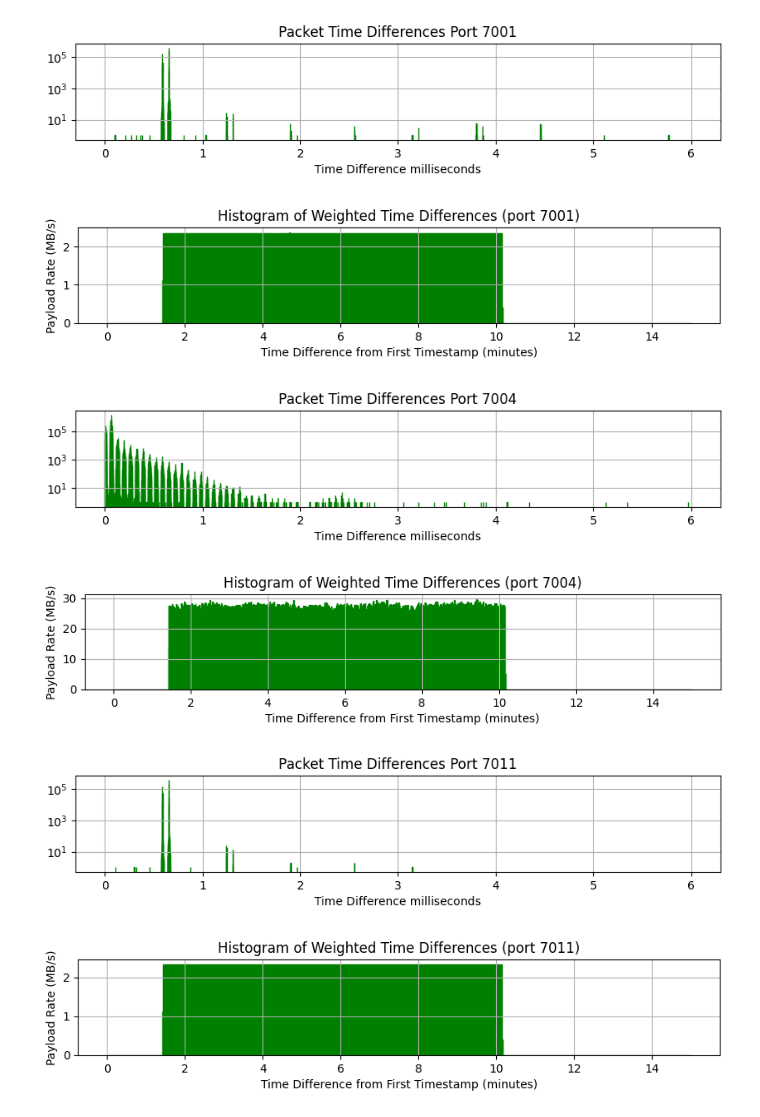
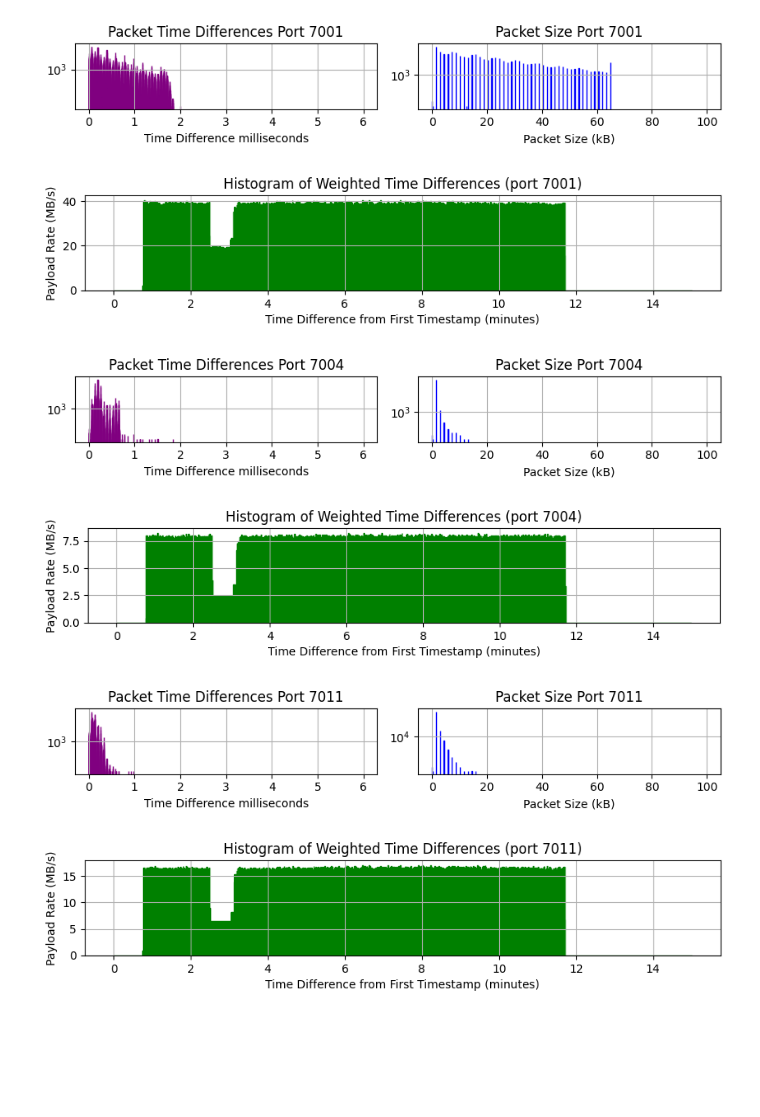
Before and after one commit to JeffersonLab/SRO-RTDP, a Jupyter notebook: notebooks/2024.05.16.CLAS12_BeamCapture/packet_analysis02.ipynb, the cells around one changed output. Cells and saved outputs as stored; diff of their text form; code cells hidden in the pictures; blank space fills up the shorter version.

Commit message:
Updated to show packet sizes, totals, and for 5nA data.

```diff
--- a/notebooks/2024.05.16.CLAS12_BeamCapture/packet_analysis02.ipynb
+++ b/notebooks/2024.05.16.CLAS12_BeamCapture/packet_analysis02.ipynb
@@ -4,9 +22,9 @@
 import pandas as pd
 import matplotlib.pyplot as plt
 
-# fname = '/nvme/proj/RTDP/2024.05.17.CLAS12/files/CLAS12_ECAL_PCAL_DC_2024-05-16_09-07-18.csv' #  5nA, 220.0GB
+fname = '/nvme/proj/RTDP/2024.05.17.CLAS12/files/CLAS12_ECAL_PCAL_DC_2024-05-16_09-07-18.csv' #  5nA, 220.0GB
 # fname = '/nvme/proj/RTDP/2024.05.17.CLAS12/files/CLAS12_ECAL_PCAL_DC_2024-05-16_09-27-14.csv' #  70nA, 474.0GB
-fname = '/nvme/proj/RTDP/2024.05.17.CLAS12/files/CLAS12_ECAL_PCAL_DC_2024-05-16_10-11-37.csv' #  25nA, 235.0GB
+# fname = '/nvme/proj/RTDP/2024.05.17.CLAS12/files/CLAS12_ECAL_PCAL_DC_2024-05-16_10-11-37.csv' #  25nA, 235.0GB
 
 
 print(f"Reading input file: {fname}")
@@ -20,17 +38,17 @@ t_total = df['Timestamp'].max() - df['Timestamp'].min()
 # Caluculate values based on port
 df1 = {}
 t_total1 = {}
-for port in range(7001, 7024):
+for port in range(7001, 7025):
     print(f"Processing port: {port}")
     df1[port] = df[df['DestinationPort'] == port].copy()
     df1[port]['time_diff'] = df1[port]['Timestamp'].diff()*1E3 # Time difference between subsequent packets in milliseconds
     df1[port] = df1[port].dropna()
     t_total1[port] = df1[port]['Timestamp'].max() - df1[port]['Timestamp'].min()
 
-print(f'Number of packets: {len(df)} (or about {len(df)/4.0E6:.2f}M packets per stream)')
+print(f'Number of packets: {len(df)} (or about {len(df)/24.0E6:.2f}M packets per stream)')
 print(f'Total time for run: {t_total:.2f}s (={t_total/60.0:.2f}mins)')
 print(f'Total data (approx.): {d_total*1.0E-3:.2f}GB')
 print(f'Total rate (approx.): {d_total/t_total:.2f}MB/s')
-for port in range(7001, 7024):
+for port in range(7001, 7025):
     print(f'  port {port}: {len(df1[port])} packets (or about {len(df1[port])*1.5E-3/t_total1[port]:.2f}MB/s)')
 # %% [output]
@@ -54,39 +115,52 @@ Processing port: 7011
 # %%
 
 time_diffs = {}
 
 ports = [7001, 7004, 7011, 7014, 7020]
 
 for port in ports:
 
-    plt.figure(figsize=(10,1.5))
-    plt.hist(df1[port]['time_diff'], bins=5000, edgecolor='green', range=[0.0, 6.0E0], log=True)
-    plt.title(f'Packet Time Differences Port {port}')
-    plt.xlabel('Time Difference milliseconds')
-    plt.grid()
+    # Show time between packets and packet size plots side-by-side
+    fig1, (ax1, ax2) = plt.subplots(1, 2, figsize=(8.5, 1.75))
+
+    # Time between packets
+    ax1.hist(df1[port]['time_diff'], bins=5000, edgecolor='purple', range=[0.0, 6.0E0], log=True)
+    ax1.set_title(f'Packet Time Differences Port {port}')
+    ax1.set_xlabel('Time Difference milliseconds')
+    ax1.grid(True)
+
+    # Packet size
+    ax2.hist(df1[port]['CaptureLength']*1.0E-3, bins=1000, edgecolor='blue', range=[0.0, 1.0E2], log=True)
+    ax2.set_title(f'Packet Size Port {port}')
+    ax2.set_xlabel('Packet Size (kB)')
+    ax2.grid(True)
+
+    plt.tight_layout()
     plt.show()
+    plt.close(fig1)
 
     # Calculate time differences from the first row's Timestamp (in minutes)
     time_diffs[port] = (df1[port]['Timestamp'] - df['Timestamp'].iloc[0])/60.0
-
 
     # Define histogram parameters
     bin_width = 1  # seconds
     total_range = 15 * 60  # 15 minutes in seconds
     bins = int(total_range / bin_width)
 
-    # Create the histograms
-    plt.figure(figsize=(10, 1.5))
-    plt.hist(time_diffs[port], bins=bins, range=[0.0, 15.0], weights=df1[port]['CaptureLength']/1.0E6, edgecolor='green')
-    plt.title(f'Histogram of Weighted Time Differences (port {port})')
-    plt.xlabel('Time Difference from First Timestamp (minutes)')
-    plt.ylabel('Payload Rate (MB/s)')
-    plt.grid()
+    # Create the histogram
+    fig2, ax3 = plt.subplots(figsize=(10, 1.5))
+    # plt.figure(figsize=(10, 1.5))
+    ax3.hist(time_diffs[port], bins=bins, range=[0.0, 15.0], weights=df1[port]['CaptureLength']/1.0E6, edgecolor='green')
+    ax3.set_title(f'Histogram of Weighted Time Differences (port {port})')
+    ax3.set_xlabel('Time Difference from First Timestamp (minutes)')
+    ax3.set_ylabel('Payload Rate (MB/s)')
+    ax3.grid(True)
     plt.show()
+    plt.close(fig2)
 # %% [output]
-[figure, old version]
+[figure, new version]
-[figure, old version]
+[figure, new version]
-[figure, old version]
+[figure, new version]
-[figure, old version]
+[figure, new version]
-[figure, old version]
+[figure, new version]
-[figure, old version]
+[figure, new version]
```
Also changed, not shown: parts of 5 cells of this notebook.
